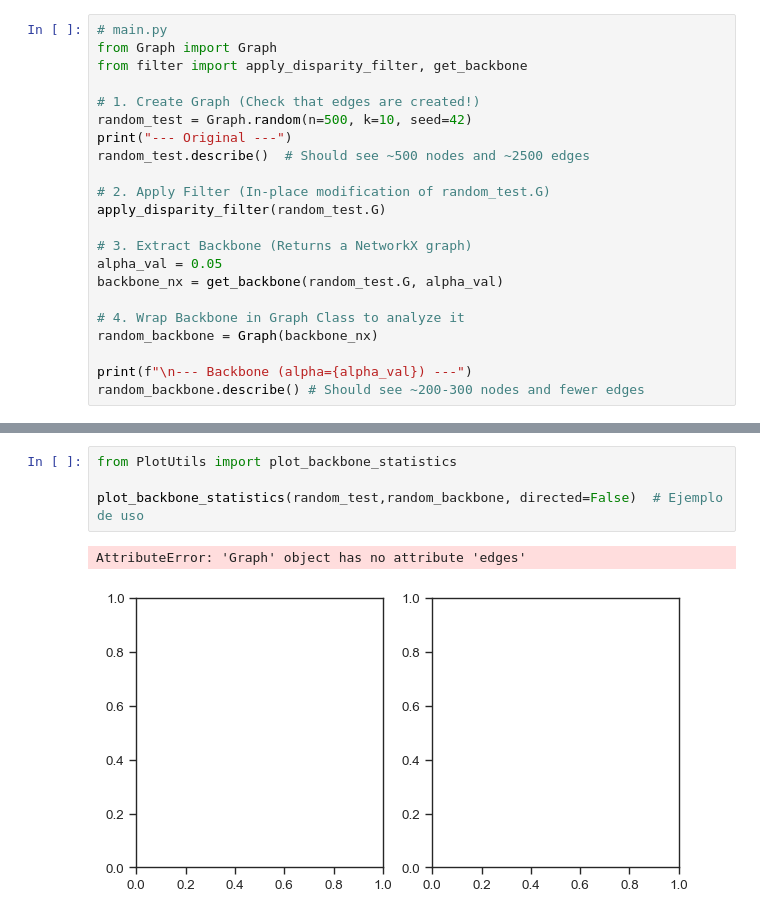
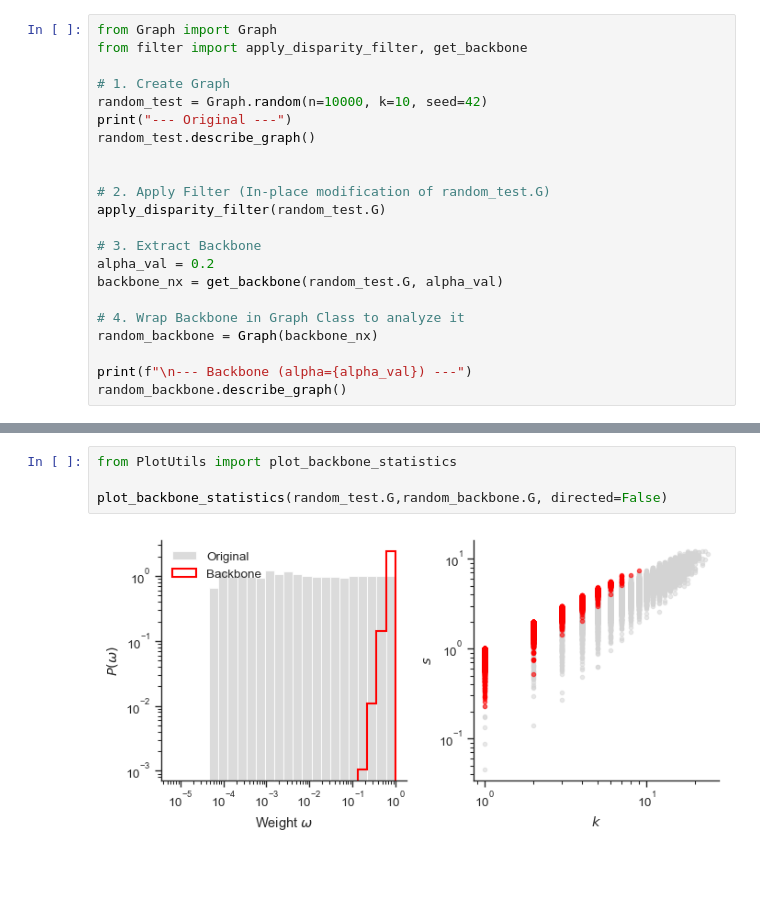
Before and after one commit to alexdeharo269/NetLearn, a Jupyter notebook: Undirected_disparity.ipynb, the cells around one changed output, grey strips where cells are left out. Drawn from its saved outputs; the diff is of its cells as text; blank space fills up the shorter version.

Commit message:
Test notebook

```diff
--- a/Undirected_disparity.ipynb
+++ b/Undirected_disparity.ipynb
@@ -41,24 +1,24 @@ Graph: 0 nodes, 0 edges
 # %%
-# main.py
 from Graph import Graph
 from filter import apply_disparity_filter, get_backbone
 
-# 1. Create Graph (Check that edges are created!)
-random_test = Graph.random(n=500, k=10, seed=42)
+# 1. Create Graph
+random_test = Graph.random(n=10000, k=10, seed=42)
 print("--- Original ---")
-random_test.describe()  # Should see ~500 nodes and ~2500 edges
+random_test.describe_graph()
+
 
 # 2. Apply Filter (In-place modification of random_test.G)
 apply_disparity_filter(random_test.G)
 
-# 3. Extract Backbone (Returns a NetworkX graph)
-alpha_val = 0.05
+# 3. Extract Backbone
+alpha_val = 0.2
 backbone_nx = get_backbone(random_test.G, alpha_val)
 
 # 4. Wrap Backbone in Graph Class to analyze it
 random_backbone = Graph(backbone_nx)
 
 print(f"\n--- Backbone (alpha={alpha_val}) ---")
-random_backbone.describe() # Should see ~200-300 nodes and fewer edges
+random_backbone.describe_graph()
 # %% [output]
 --- Original ---
@@ -69,8 +53,7 @@ Graph: 0 nodes, 0 edges
 # %%
 from PlotUtils import plot_backbone_statistics
 
-plot_backbone_statistics(random_test,random_backbone, directed=False)  # Ejemplo de uso
+plot_backbone_statistics(random_test.G,random_backbone.G, directed=False)
 # %% [output]
-AttributeError: 'Graph' object has no attribute 'edges'
-[figure, old version]
+[figure, new version]
 # %%
```
Also changed, not shown: parts of 8 cells of this notebook.
